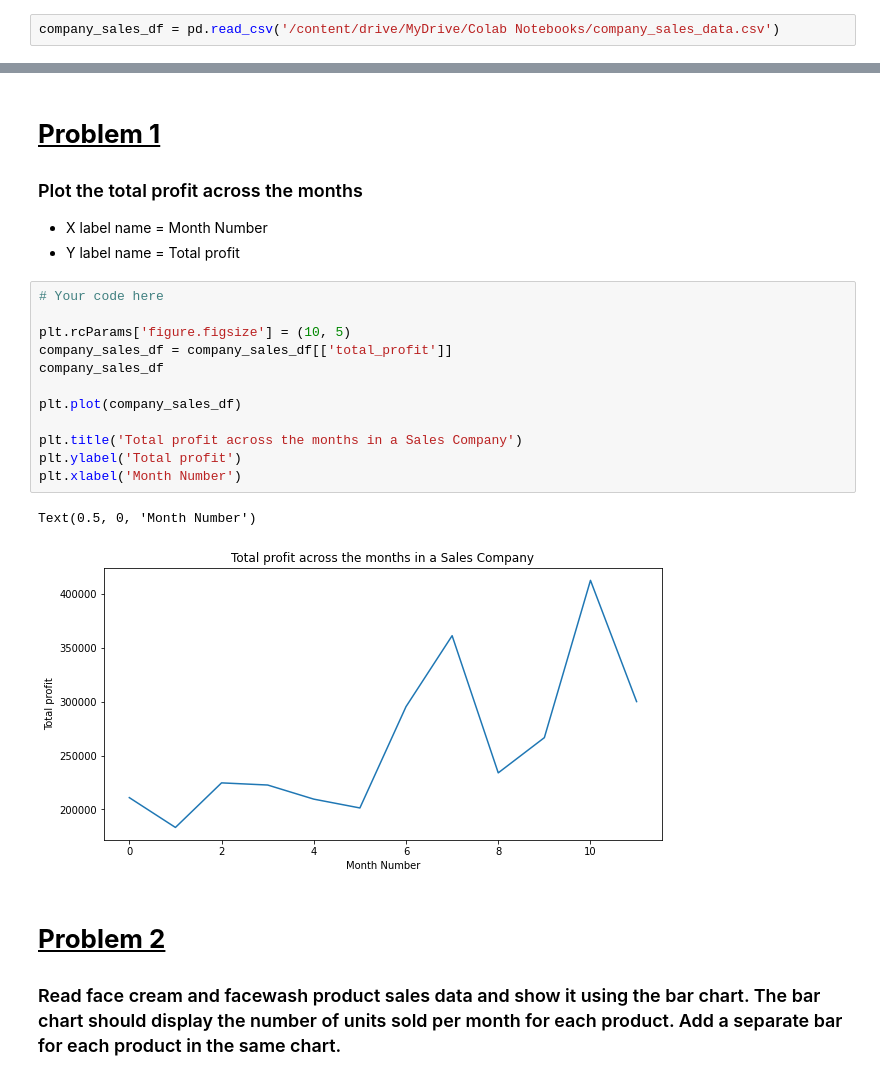
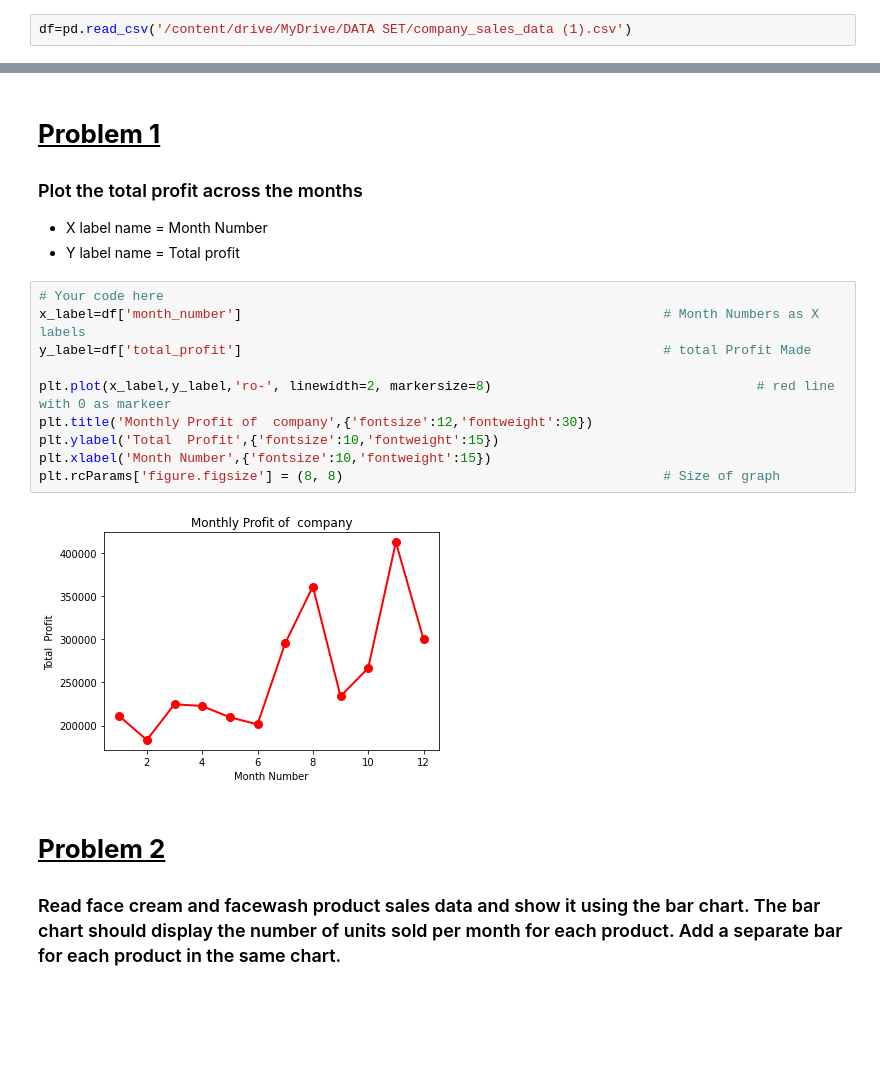
Before and after one commit to Jaya9522/almabetter_assignments, a Jupyter notebook: Assignment_Introduction_to_Data_Visualization.ipynb, the cells around one changed output, grey strips where cells are left out. Cells and saved outputs as stored; diff of their text form; blank space fills up the shorter version.

```diff
--- a/Assignment_Introduction_to_Data_Visualization.ipynb
+++ b/Assignment_Introduction_to_Data_Visualization.ipynb
@@ -18,4 +18,4 @@ drive.mount('/content/drive')
 # %% [output]
 Drive already mounted at /content/drive; to attempt to forcibly remount, call drive.mount("/content/drive", force_remount=True).
 # %%
-company_sales_df = pd.read_csv('/content/drive/MyDrive/Colab Notebooks/company_sales_data.csv')
+df=pd.read_csv('/content/drive/MyDrive/DATA SET/company_sales_data (1).csv')
@@ -35,21 +35,18 @@ company_sales_df.head(5)
 
 * X label name = Month Number
 * Y label name = Total profit
-# %%
-# Your code here
-
-plt.rcParams['figure.figsize'] = (10, 5)
-company_sales_df = company_sales_df[['total_profit']]
-company_sales_df
-
-plt.plot(company_sales_df)
-
-plt.title('Total profit across the months in a Sales Company')
-plt.ylabel('Total profit')
-plt.xlabel('Month Number')
-# %% [output]
-Text(0.5, 0, 'Month Number')
-[figure, removed]
+# %%
+# Your code here
+x_label=df['month_number']                                                      # Month Numbers as X labels
+y_label=df['total_profit']                                                      # total Profit Made
+
+plt.plot(x_label,y_label,'ro-', linewidth=2, markersize=8)                                  # red line with 0 as markeer
+plt.title('Monthly Profit of  company',{'fontsize':12,'fontweight':30})
+plt.ylabel('Total  Profit',{'fontsize':10,'fontweight':15})
+plt.xlabel('Month Number',{'fontsize':10,'fontweight':15})
+plt.rcParams['figure.figsize'] = (8, 8)                                         # Size of graph
+# %% [output]
+[figure, added]
 # %% [markdown]
 # <b><u>Problem 2 </u></b>
 
```
Also changed, not shown: parts of 7 cells of this notebook.
